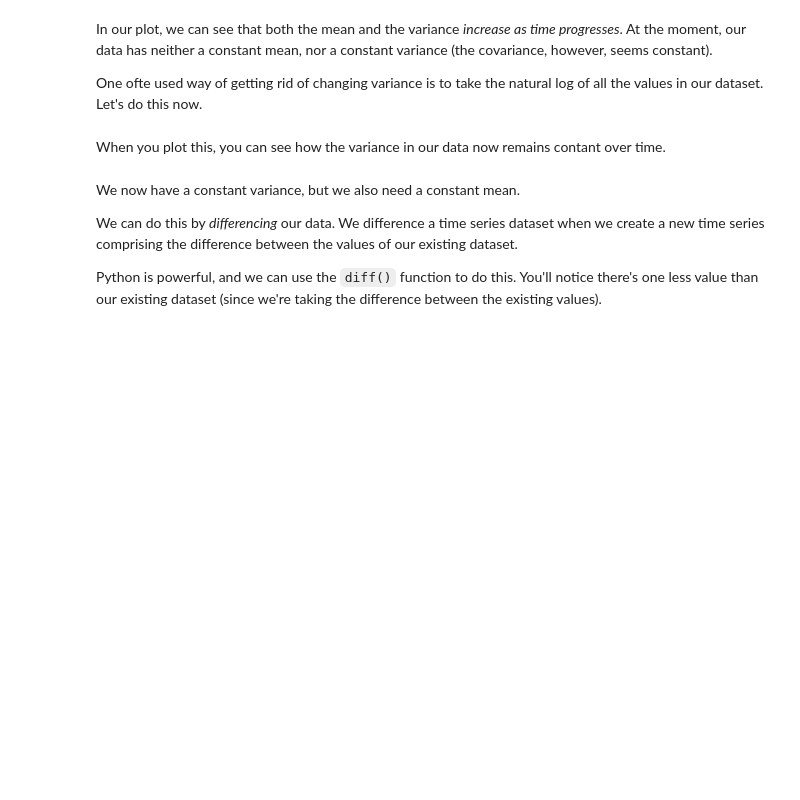
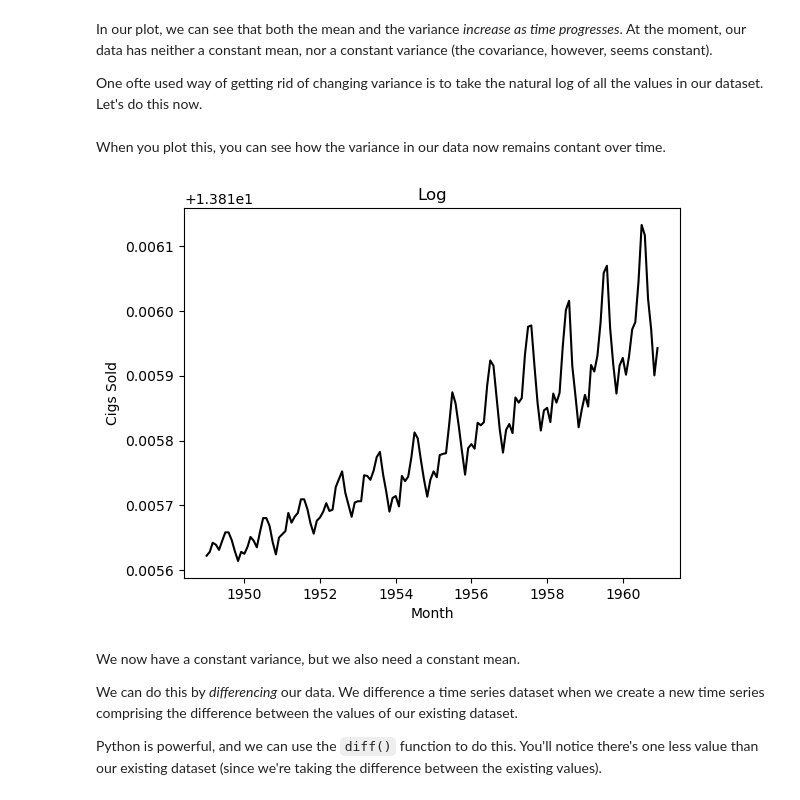
Before and after one commit to thaisangcr7/Cowboy-Cigarettes-A-Time-Series-Investigation, a Jupyter notebook: Cowboy Cigarettes Case Study - Tier 3.ipynb, the cells around one changed output. Drawn from its saved outputs; the diff is of its cells as text; code cells hidden in the pictures; blank space fills up the shorter version.

```diff
--- a/Cowboy Cigarettes Case Study - Tier 3.ipynb
+++ b/Cowboy Cigarettes Case Study - Tier 3.ipynb
@@ -211,3 +271,5 @@ _ _ _
+# %%
+y_log = np.log(y)
 # %% [markdown]
 
 When you plot this, you can see how the variance in our data now remains contant over time.
@@ -216,3 +276,11 @@ _ _ _
+# %%
+plt.plot(y_log, color='black')
+plt.title('Log')
+plt.ylabel('Cigs Sold')
+plt.xlabel('Month')
+plt.show()
+# %% [output]
+[figure, added]
 # %% [markdown]
 We now have a constant variance, but we also need a constant mean.
 
```
Also changed, not shown: parts of 46 cells of this notebook.
